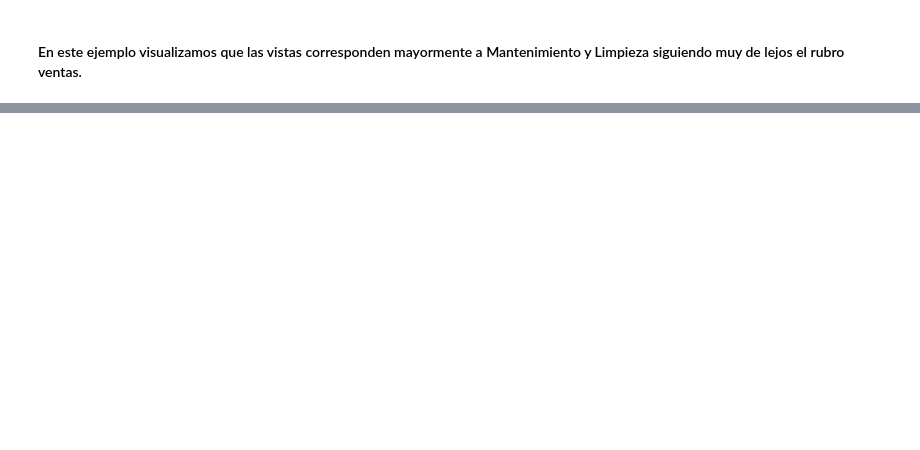
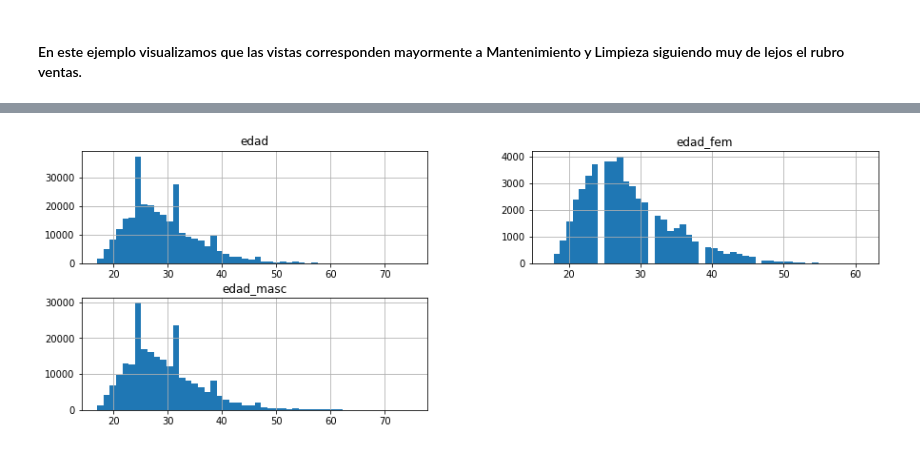
Before and after one commit to PRPablo/dataJobSearches, a Jupyter notebook: exploratoryAnalysis/exploratoryAnalysis.ipynb, the cells around one changed output, grey strips where cells are left out. Drawn from its saved outputs; the diff is of its cells as text; code cells hidden in the pictures; blank space fills up the shorter version.

```diff
--- a/exploratoryAnalysis/exploratoryAnalysis.ipynb
+++ b/exploratoryAnalysis/exploratoryAnalysis.ipynb
@@ -534,0 +619,8 @@ sec_max.iplot(kind='bubble', size='count_vistas', text='count_vistas', y='nivel_
+# %%
+postulaciones_count = pd.merge(postulaciones, post_gen_edad, how='inner', on='idpostulante')
+postulaciones_count = pd.merge(postulaciones_count, avisos_detalles, how='inner', on='idaviso')
+postulaciones_count.drop(['idaviso', 'idpostulante', 'fechapostulacion', 'fechanacimiento', 'titulo', \
+                          'descripcion', 'mapacalle', 'ciudad', 'denominacion_empresa'], inplace=True, axis=1)
+postulaciones_count['edad_masc'] = np.where(postulaciones_count['sexo_x'] == 'MASC', postulaciones_count['edad'], np.NaN)
+postulaciones_count['edad_fem'] = np.where(postulaciones_count['sexo_x'] == 'FEM', postulaciones_count['edad'], np.NaN)
+postulaciones_count = postulaciones_count[postulaciones_count['edad'] <= 75]
@@ -534,0 +663,12 @@ sec_max.iplot(kind='bubble', size='count_vistas', text='count_vistas', y='nivel_
+# %%
+# Tomando dos áreas antagónicas con respecto a la proporción de hombres y mujeres que se postulan. Podemos ver que
+# las distribuciones de las edades pueden gráficamente indicar si se trata de un área meramente masculina como Producción,
+# o una sumamente femenina como "Recepcionista / Secretaria".
+
+postulaciones_count_graph = postulaciones_count[postulaciones_count['nombre_area'] == 'Producción']
+postulaciones_count_graph = pd.DataFrame(postulaciones_count_graph[['edad_masc', 'edad_fem', 'edad']]).reset_index()
+postulaciones_count_graph.drop('index', axis=1, inplace=True)
+postulaciones_count_graph.hist(bins = 50, alpha=1, stacked=True, figsize=(15, 5))
+plt.show()
+# %% [output]
+[figure, added]
```
Also changed, not shown: parts of 25 cells of this notebook.
